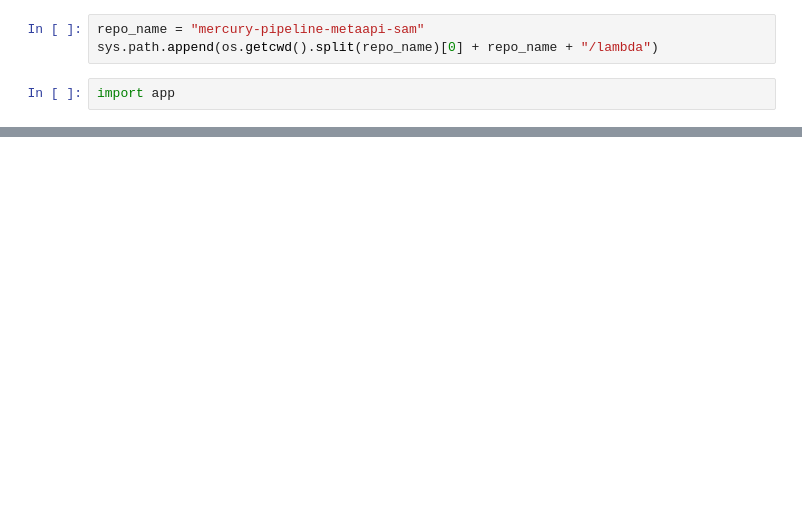
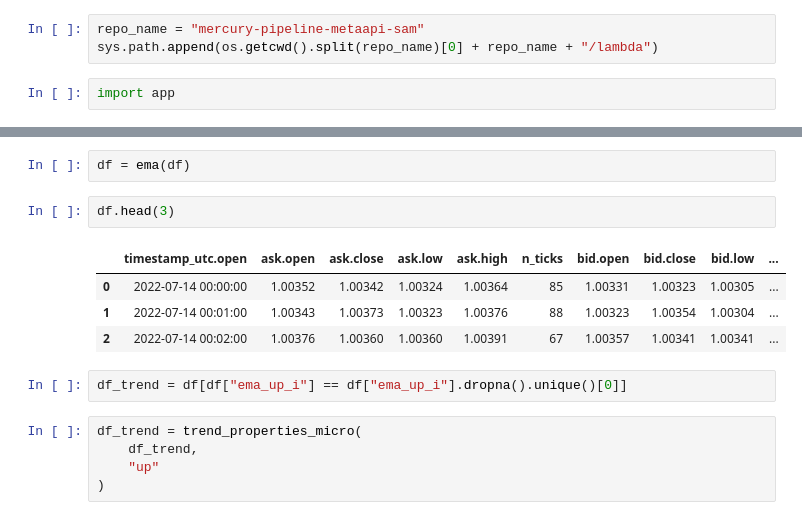
Before and after one commit to dwgriffiths/mercury-pipeline-metaapi-sam, a Jupyter notebook: notebooks/sandbox.ipynb, the cells around one changed output, grey strips where cells are left out. Drawn from its saved outputs; the diff is of its cells as text; blank space fills up the shorter version.

```diff
--- a/notebooks/sandbox.ipynb
+++ b/notebooks/sandbox.ipynb
@@ -38,0 +127,16 @@ wr.s3.read_parquet(path, dataset=True)
+# %%
+df = ema(df)
+# %%
+df.head(3)
+# %% [output]
+|  | timestamp_utc.open | ask.open | ask.close | ask.low | ask.high | n_ticks | bid.open | bid.close | bid.low | ... |
+| 0 | 2022-07-14 00:00:00 | 1.00352 | 1.00342 | 1.00324 | 1.00364 | 85 | 1.00331 | 1.00323 | 1.00305 | ... |
+| 1 | 2022-07-14 00:01:00 | 1.00343 | 1.00373 | 1.00323 | 1.00376 | 88 | 1.00323 | 1.00354 | 1.00304 | ... |
+| 2 | 2022-07-14 00:02:00 | 1.00376 | 1.00360 | 1.00360 | 1.00391 | 67 | 1.00357 | 1.00341 | 1.00341 | ... |
+# %%
+df_trend = df[df["ema_up_i"] == df["ema_up_i"].dropna().unique()[0]]
+# %%
+df_trend = trend_properties_micro(
+    df_trend,
+    "up"
+)
```
Also changed, not shown: parts of 11 cells of this notebook.
